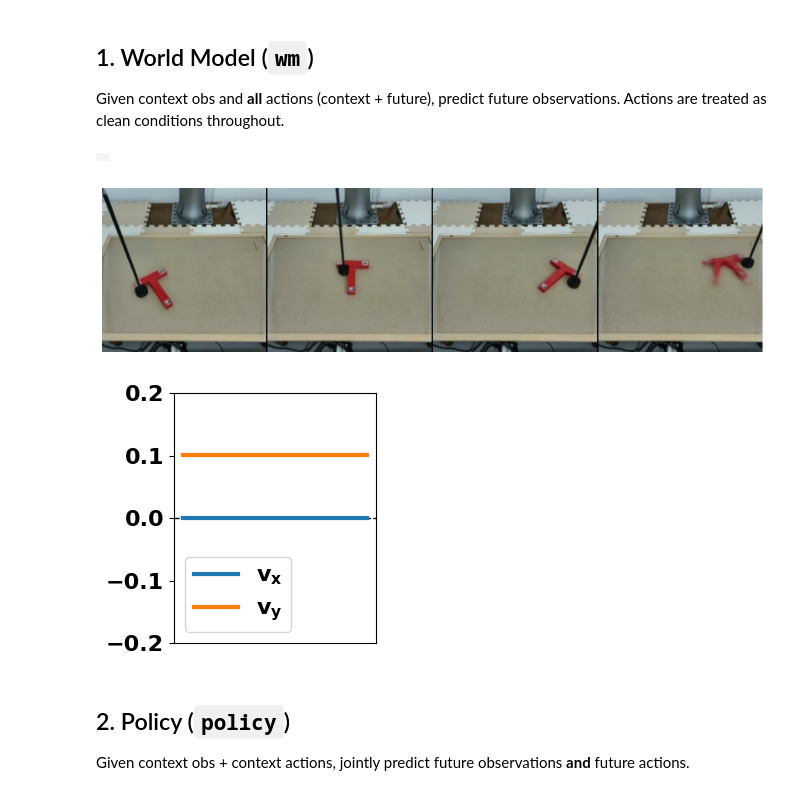
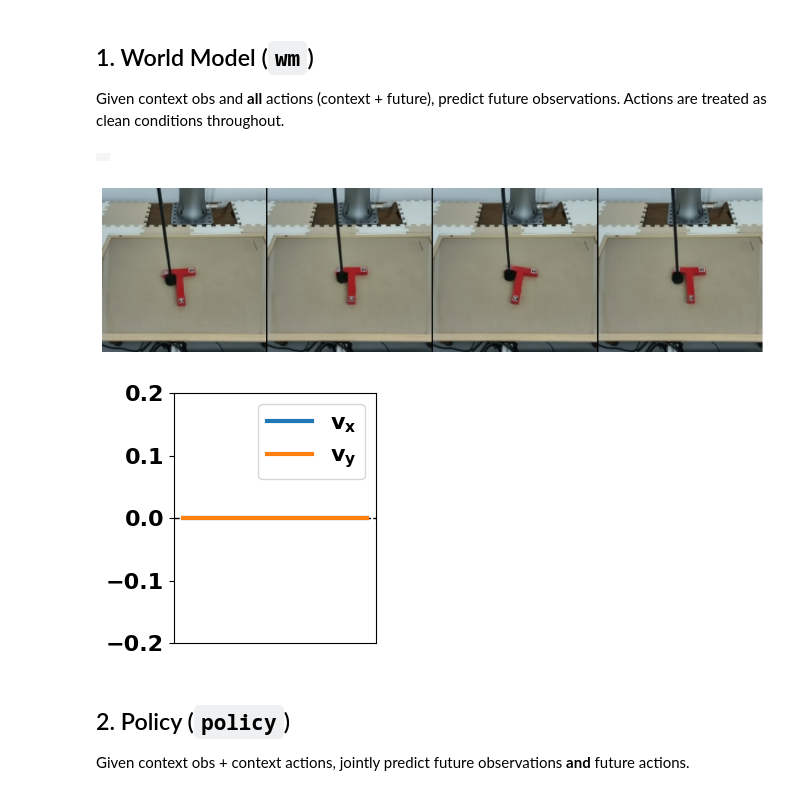
Before and after one commit to Rooholla-KhorramBakht/dreamerV4-UWM, a Jupyter notebook: notebooks/sampling.ipynb, the cells around one changed output. Saved outputs shown, nothing was run; the diff lists cells and outputs as text; code cells hidden in the pictures.

```diff
--- a/notebooks/sampling.ipynb
+++ b/notebooks/sampling.ipynb
@@ -31,7 +28,7 @@ else:
     cfg.denoiser.layer_types = ["spatial", "spatial", "spatial", "temporal"]
     dynamics_ckpt = "/home/mim-server/projects/rooholla/dreamerV4-UWM/checkpoints/dynamics/pushT/no-shortcuts/wm-policy-1x-temporal-293044.pt"
 # %%
-dynamics_ckpt = "/home/mim-server/projects/rooholla/dreamerV4-UWM/checkpoints/dynamics/pushT/no-shortcuts/all-2x-temporal-293044.pt"
+dynamics_ckpt = "/home/mim-server/projects/rooholla/dreamerV4-UWM/checkpoints/dynamics/pushT/with-shortcuts/wm-240200.pt"
 # %%
 tokenizer_ckpt="/home/mim-server/projects/rooholla/dreamerV4-UWM/checkpoints/tokenizer_ckpts/pushT.pt"
 cfg.dynamics_ckpt = dynamics_ckpt
@@ -140,7 +137,7 @@ def plotActions(actions, figsize=None):
     plt.show()
 # %%
 num_pred_steps = 32
-num_diffusion_steps = 128
+num_diffusion_steps = 4
 latents_ctx = latents[:, :32, ...].clone()
 # latents_ctx[:, :31] = latents_ctx[:, 0]
 # %% [markdown]
@@ -149,25 +146,25 @@ Given context obs and **all** actions (context + future), predict future observa
 # %%
 T_ctx = latents_ctx.shape[1]
 all_actions_wm = actions[:T_ctx + num_pred_steps][None].clone()  # (1, T_total, n_act)
 all_actions_wm[:, T_ctx:, 0] =  0.0  # zero out future actions for worldmodel sampling
-all_actions_wm[:, T_ctx:, 1] =  0.1
+all_actions_wm[:, T_ctx:, 1] =  0.0
 with torch.autocast(device_type='cuda', dtype=torch.bfloat16):
     pred_obs_wm, _ = unified_flowmatching_sampler(
         denoiser, latents_ctx, mode='wm',
         all_actions=all_actions_wm,
         num_pred_steps=num_pred_steps,
         num_diffusion_steps=num_diffusion_steps,
     )
     with torch.no_grad():
         img_pred_wm = tokenizer.decode(pred_obs_wm)
 
 plotVideo(img_pred_wm[0].to(torch.float32))
 plotSnapshots(img_pred_wm[0].to(torch.float32), n_frames=4)
 plotActions(all_actions_wm[0, T_ctx:T_ctx+num_pred_steps])
 # %% [output]
 |  |
-[figure, old version]
+[figure, new version]
-[figure, old version]
+[figure, new version]
 # %% [markdown]
 ## 2. Policy (`policy`)
 Given context obs + context actions, jointly predict future observations **and** future actions.
```
Also changed, not shown: parts of 27 cells of this notebook, 8 other files.
